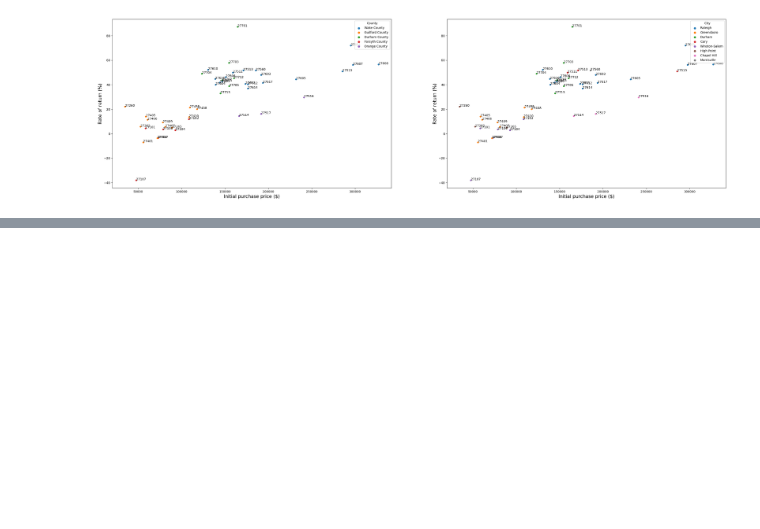
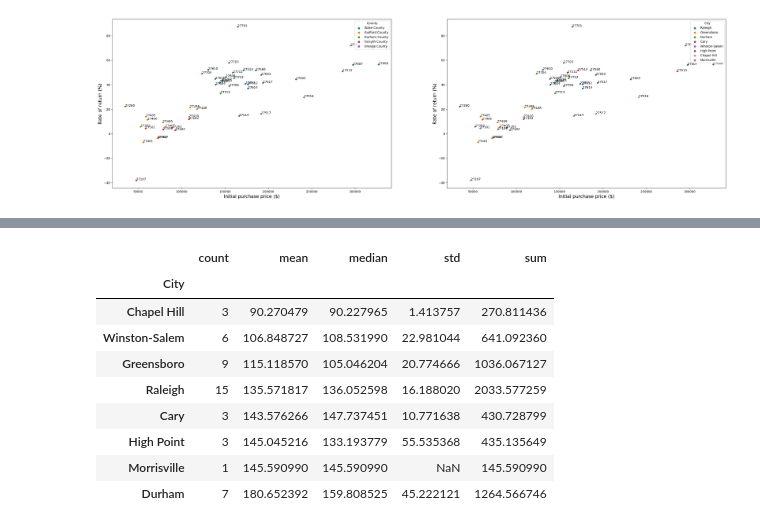
Before and after one commit to saychelsea11/north_carolina_best_real_estate_locations, a Jupyter notebook: NC_Zillow_Housing_Price_Analysis.ipynb, the cells around one changed output, grey strips where cells are left out. Saved outputs shown, nothing was run; the diff lists cells and outputs as text; code cells hidden in the pictures; blank space fills up the shorter version.

```diff
--- a/NC_Zillow_Housing_Price_Analysis.ipynb
+++ b/NC_Zillow_Housing_Price_Analysis.ipynb
@@ -408,0 +460,13 @@ bi_scatterplot(df_zillow_10yr,'EndPrice','RateOfReturn','Initial purchase price
+# %%
+df_zillow[['City','PriceIncreasePerc']].groupby('City').agg(['count','mean','median','std','sum'])['PriceIncreasePerc'].sort_values('mean')
+# %% [output]
+|  | count | mean | median | std | sum |
+| City |  |  |  |  |  |
+| Chapel Hill | 3 | 90.270479 | 90.227965 | 1.413757 | 270.811436 |
+| Winston-Salem | 6 | 106.848727 | 108.531990 | 22.981044 | 641.092360 |
+| Greensboro | 9 | 115.118570 | 105.046204 | 20.774666 | 1036.067127 |
+| Raleigh | 15 | 135.571817 | 136.052598 | 16.188020 | 2033.577259 |
+| Cary | 3 | 143.576266 | 147.737451 | 10.771638 | 430.728799 |
+| High Point | 3 | 145.045216 | 133.193779 | 55.535368 | 435.135649 |
+| Morrisville | 1 | 145.590990 | 145.590990 | NaN | 145.590990 |
+| Durham | 7 | 180.652392 | 159.808525 | 45.222121 | 1264.566746 |
```
Also changed, not shown: parts of 9 cells of this notebook, 2 other files.
